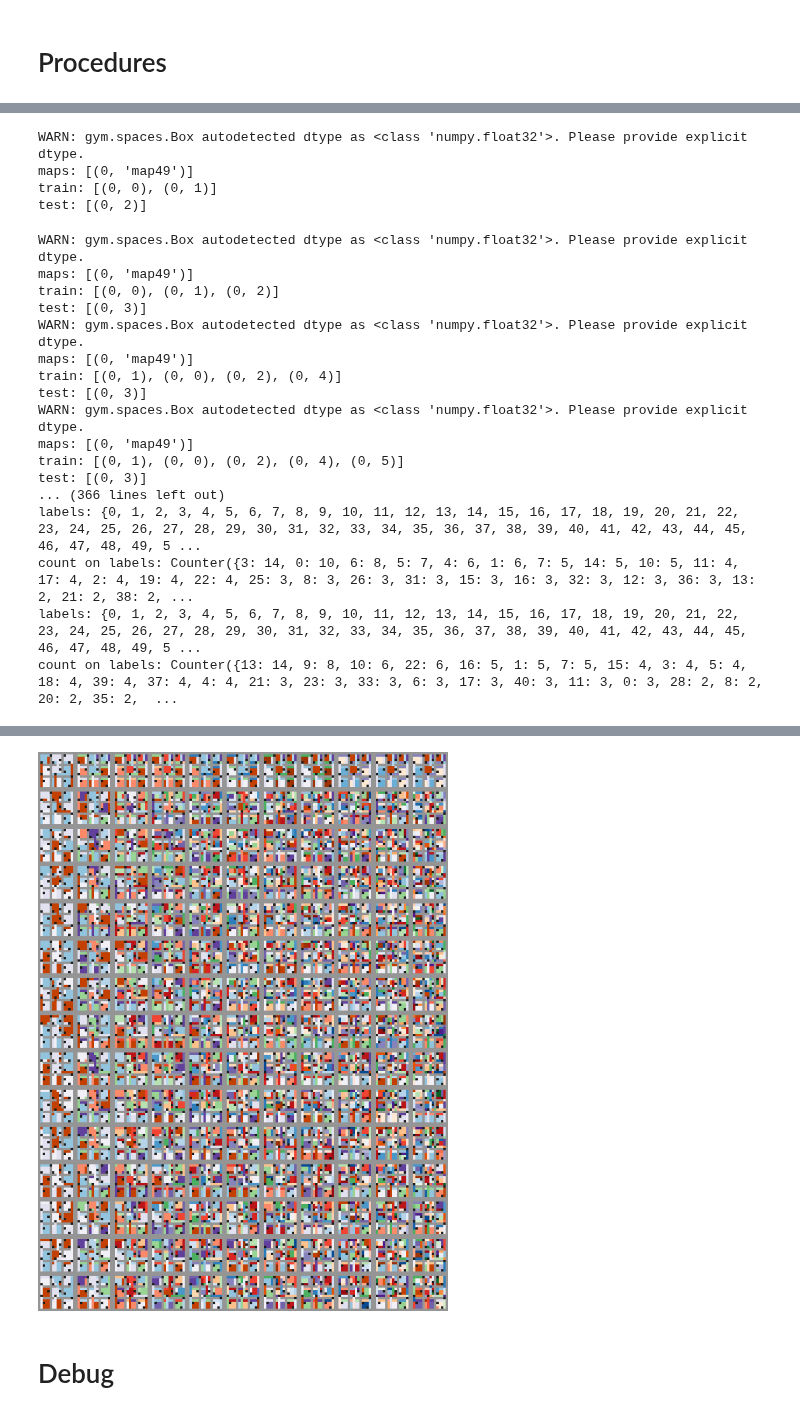
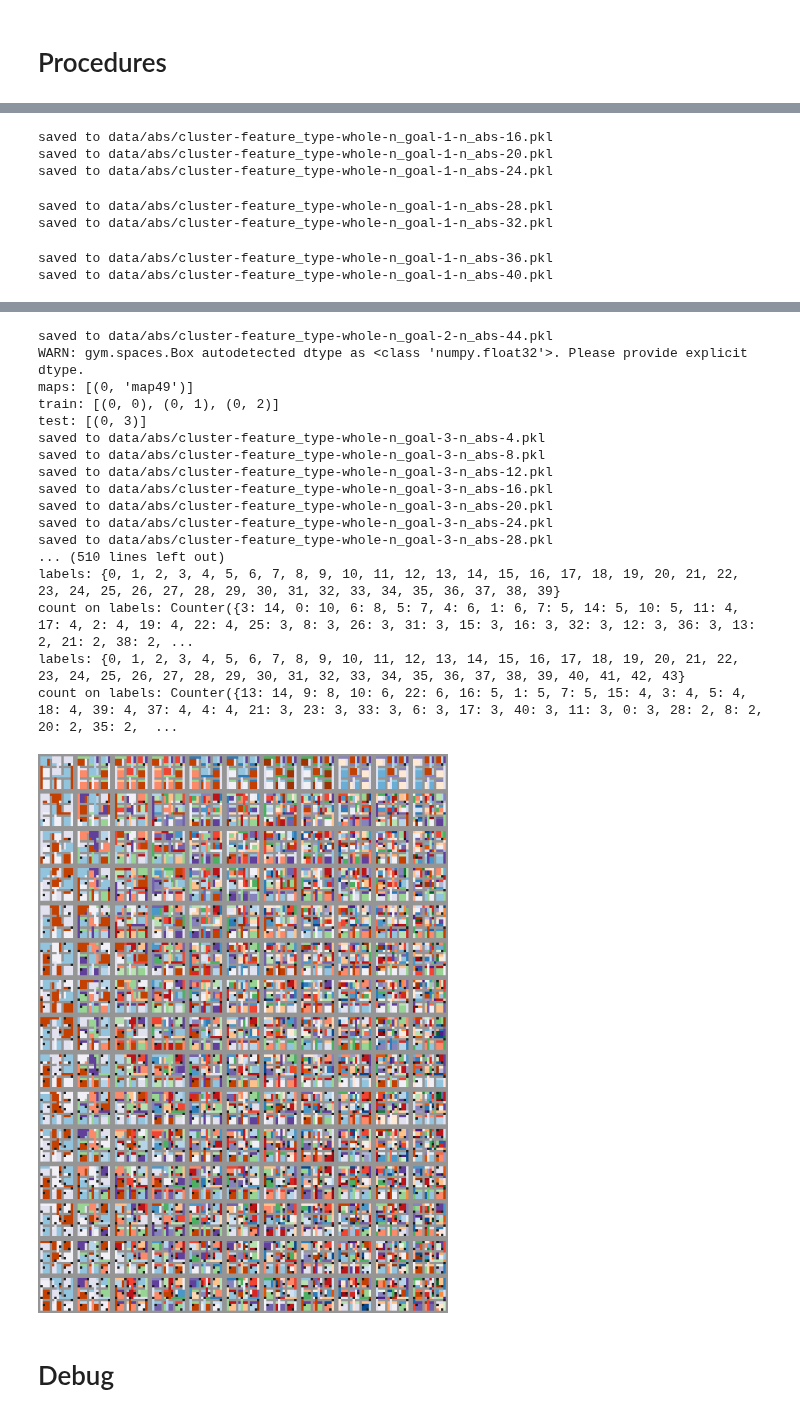
Before and after one commit to lchenat/TSA, a Jupyter notebook: construct_abs.ipynb, the cells around one changed output, grey strips where cells are left out. Cells and saved outputs as stored; diff of their text form; code cells hidden in the pictures.

```diff
--- a/construct_abs.ipynb
+++ b/construct_abs.ipynb
@@ -112,9 +112,6 @@ def cluster_abstraction(env, n_abs, feature_type='whole'):
     m = np.array([np.concatenate(row) for row in m])
     kmeans = KMeans(n_clusters=n_abs, random_state=0).fit(m)
     abs_map = {s: label for s, label in zip(states, kmeans.labels_)}
-    for i, g in enumerate(env.unwrapped.train_pos): # put goal states as identity into abs_map
-        assert g not in abs_map
-        abs_map[g] = i + n_abs
     return abs_map
 
 def get_abs_map(env, n_abs=40, method='cluster', method_config=dict()):
@@ -147,12 +144,10 @@ def get_abs_img(abs_map, env):
     for i in range(len(m)):
         for j in range(len(m[i])):
             if m[i][j] == '#': continue
-            elif (i, j) in env.unwrapped.train_pos:
-                m[i][j] = 'G' # I only need train combos
             elif (i, j) in abs_map:
                 m[i][j] = str(abs_map[(i, j)])
             else:
-                raise Exception('encounter undefined state')
+                m[i][j] = 'G'
     drawer = GridDrawer(color_list)
     img = drawer.draw([[visualization_map[m[i][j]] for j in range(len(m[i]))] for i in range(len(m))])
     return img
@@ -224,9 +221,13 @@ def gen_abs_maps(n_goal_range, n_abs_range, method, method_config=dict()):
         goal_config = GoalConfig('map49', n_goal=n_goal, min_dis=4)
         env = gen_multigoal_env(goal_config)
         for n_abs in n_abs_range:
+            goal_map = {g: n_abs + i for i, g in enumerate(env.unwrapped.train_pos)}
             abs_map = get_abs_map(env, n_abs=n_abs, method=method, method_config=method_config)
             abs_maps[i].append(abs_map)
-            save_abs({0: abs_map}, get_abs_fn(method, method_config, n_goal, n_abs))
+            saved_map = {**abs_map, **goal_map}
+            fn = get_abs_fn(method, method_config, n_goal, n_abs)
+            save_abs({0: saved_map}, fn)
+            print('saved to {}'.format(fn))
     abs_maps = concat2d([[get_abs_img(abs_map, env) for abs_map in row] for row in abs_maps])
     imshow(abs_maps)
     Image.fromarray(abs_maps).save('data/abs/abs_mat.png')
@@ -234,6 +235,7 @@ def gen_abs_maps(n_goal_range, n_abs_range, method, method_config=dict()):
 def gen_env_config(goal_config, min_dis):
     train_combos, test_combos = gen_multigoal_combos(goal_config)
     env_config = dict(
+        map_names=[goal_config.map_name],
         train_combos=train_combos,
         test_combos=test_combos,
         min_dis=min_dis,
@@ -253,12 +255,14 @@ if __name__ == '__main__':
 #         ),
 #         min_dis=10,
 #     )
+
     gen_abs_maps(
         n_goal_range=list(range(1, 16)),
         n_abs_range=[4 * i for i in range(1, 12)],
         method='cluster',
         method_config=dict(feature_type='whole'),
     )
+
 #     gen_abs_map(
 #         GoalConfig(
 #             map_name='map49',
@@ -277,21 +284,7 @@ test: [(0, 1)]
-WARN: gym.spaces.Box autodetected dtype as <class 'numpy.float32'>. Please provide explicit dtype.
-maps: [(0, 'map49')]
-train: [(0, 0), (0, 1)]
-test: [(0, 2)]
+saved to data/abs/cluster-feature_type-whole-n_goal-1-n_abs-16.pkl
+saved to data/abs/cluster-feature_type-whole-n_goal-1-n_abs-20.pkl
+saved to data/abs/cluster-feature_type-whole-n_goal-1-n_abs-24.pkl
-WARN: gym.spaces.Box autodetected dtype as <class 'numpy.float32'>. Please provide explicit dtype.
-maps: [(0, 'map49')]
-train: [(0, 0), (0, 1), (0, 2)]
-test: [(0, 3)]
-WARN: gym.spaces.Box autodetected dtype as <class 'numpy.float32'>. Please provide explicit dtype.
-maps: [(0, 'map49')]
-train: [(0, 1), (0, 0), (0, 2), (0, 4)]
-test: [(0, 3)]
-WARN: gym.spaces.Box autodetected dtype as <class 'numpy.float32'>. Please provide explicit dtype.
-maps: [(0, 'map49')]
-train: [(0, 1), (0, 0), (0, 2), (0, 4), (0, 5)]
-test: [(0, 3)]
-... (366 lines left out)
-labels: {0, 1, 2, 3, 4, 5, 6, 7, 8, 9, 10, 11, 12, 13, 14, 15, 16, 17, 18, 19, 20, 21, 22, 23, 24, 25, 26, 27, 28, 29, 30, 31, 32, 33, 34, 35, 36, 37, 38, 39, 40, 41, 42, 43, 44, 45, 46, 47, 48, 49, 5 ...
-count on labels: Counter({3: 14, 0: 10, 6: 8, 5: 7, 4: 6, 1: 6, 7: 5, 14: 5, 10: 5, 11: 4, 17: 4, 2: 4, 19: 4, 22: 4, 25: 3, 8: 3, 26: 3, 31: 3, 15: 3, 16: 3, 32: 3, 12: 3, 36: 3, 13: 2, 21: 2, 38: 2, ...
-labels: {0, 1, 2, 3, 4, 5, 6, 7, 8, 9, 10, 11, 12, 13, 14, 15, 16, 17, 18, 19, 20, 21, 22, 23, 24, 25, 26, 27, 28, 29, 30, 31, 32, 33, 34, 35, 36, 37, 38, 39, 40, 41, 42, 43, 44, 45, 46, 47, 48, 49, 5 ...
-count on labels: Counter({13: 14, 9: 8, 10: 6, 22: 6, 16: 5, 1: 5, 7: 5, 15: 4, 3: 4, 5: 4, 18: 4, 39: 4, 37: 4, 4: 4, 21: 3, 23: 3, 33: 3, 6: 3, 17: 3, 40: 3, 11: 3, 0: 3, 28: 2, 8: 2, 20: 2, 35: 2,  ...
+saved to data/abs/cluster-feature_type-whole-n_goal-1-n_abs-28.pkl
+saved to data/abs/cluster-feature_type-whole-n_goal-1-n_abs-32.pkl
+saved to data/abs/cluster-feature_type-whole-n_goal-1-n_abs-36.pkl
+saved to data/abs/cluster-feature_type-whole-n_goal-1-n_abs-40.pkl
@@ -298,4 +306,21 @@ count on labels: Counter({13: 14, 9: 8, 10: 6, 22: 6, 16: 5, 1: 5, 7: 5, 15: 4,
+saved to data/abs/cluster-feature_type-whole-n_goal-2-n_abs-44.pkl
+WARN: gym.spaces.Box autodetected dtype as <class 'numpy.float32'>. Please provide explicit dtype.
+maps: [(0, 'map49')]
+train: [(0, 0), (0, 1), (0, 2)]
+test: [(0, 3)]
+saved to data/abs/cluster-feature_type-whole-n_goal-3-n_abs-4.pkl
+saved to data/abs/cluster-feature_type-whole-n_goal-3-n_abs-8.pkl
+saved to data/abs/cluster-feature_type-whole-n_goal-3-n_abs-12.pkl
+saved to data/abs/cluster-feature_type-whole-n_goal-3-n_abs-16.pkl
+saved to data/abs/cluster-feature_type-whole-n_goal-3-n_abs-20.pkl
+saved to data/abs/cluster-feature_type-whole-n_goal-3-n_abs-24.pkl
+saved to data/abs/cluster-feature_type-whole-n_goal-3-n_abs-28.pkl
+... (510 lines left out)
+labels: {0, 1, 2, 3, 4, 5, 6, 7, 8, 9, 10, 11, 12, 13, 14, 15, 16, 17, 18, 19, 20, 21, 22, 23, 24, 25, 26, 27, 28, 29, 30, 31, 32, 33, 34, 35, 36, 37, 38, 39}
+count on labels: Counter({3: 14, 0: 10, 6: 8, 5: 7, 4: 6, 1: 6, 7: 5, 14: 5, 10: 5, 11: 4, 17: 4, 2: 4, 19: 4, 22: 4, 25: 3, 8: 3, 26: 3, 31: 3, 15: 3, 16: 3, 32: 3, 12: 3, 36: 3, 13: 2, 21: 2, 38: 2, ...
+labels: {0, 1, 2, 3, 4, 5, 6, 7, 8, 9, 10, 11, 12, 13, 14, 15, 16, 17, 18, 19, 20, 21, 22, 23, 24, 25, 26, 27, 28, 29, 30, 31, 32, 33, 34, 35, 36, 37, 38, 39, 40, 41, 42, 43}
+count on labels: Counter({13: 14, 9: 8, 10: 6, 22: 6, 16: 5, 1: 5, 7: 5, 15: 4, 3: 4, 5: 4, 18: 4, 39: 4, 37: 4, 4: 4, 21: 3, 23: 3, 33: 3, 6: 3, 17: 3, 40: 3, 11: 3, 0: 3, 28: 2, 8: 2, 20: 2, 35: 2,  ...
-[figure, old version]
+[figure, new version]
 # %% [markdown]
 # Debug
 # %%
```
Also changed, not shown: parts of 2 cells of this notebook, 1 other file.
